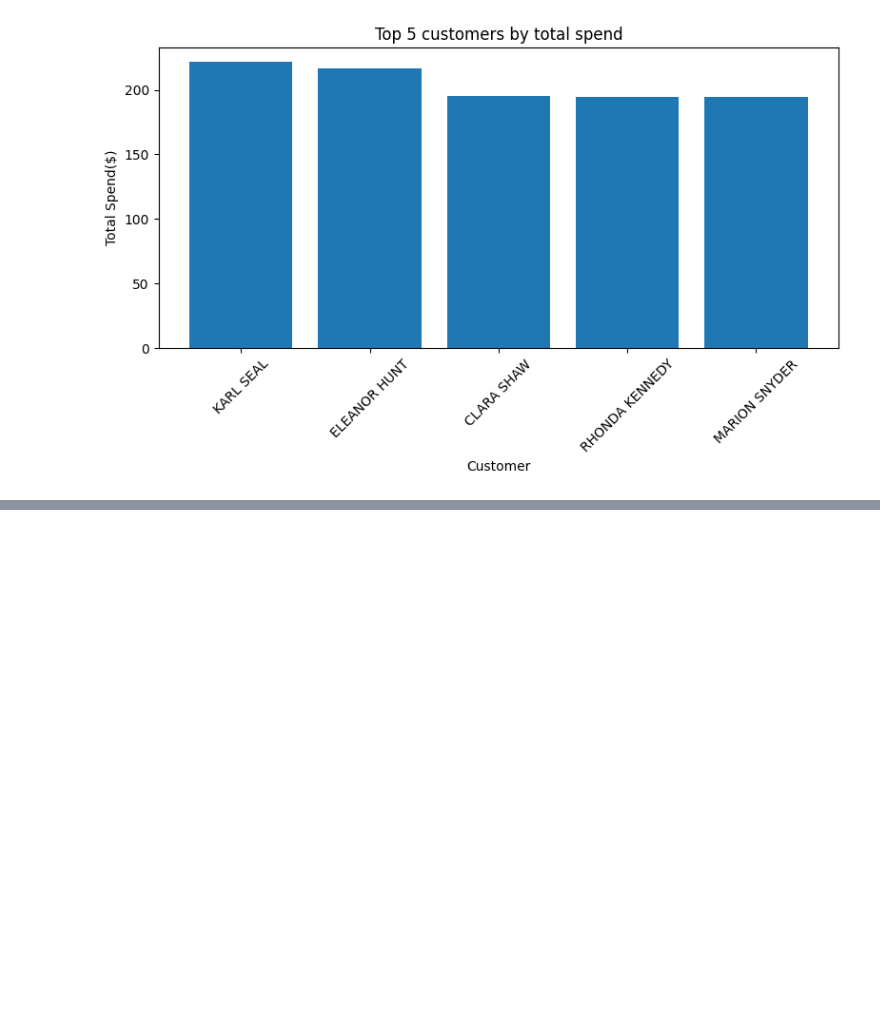
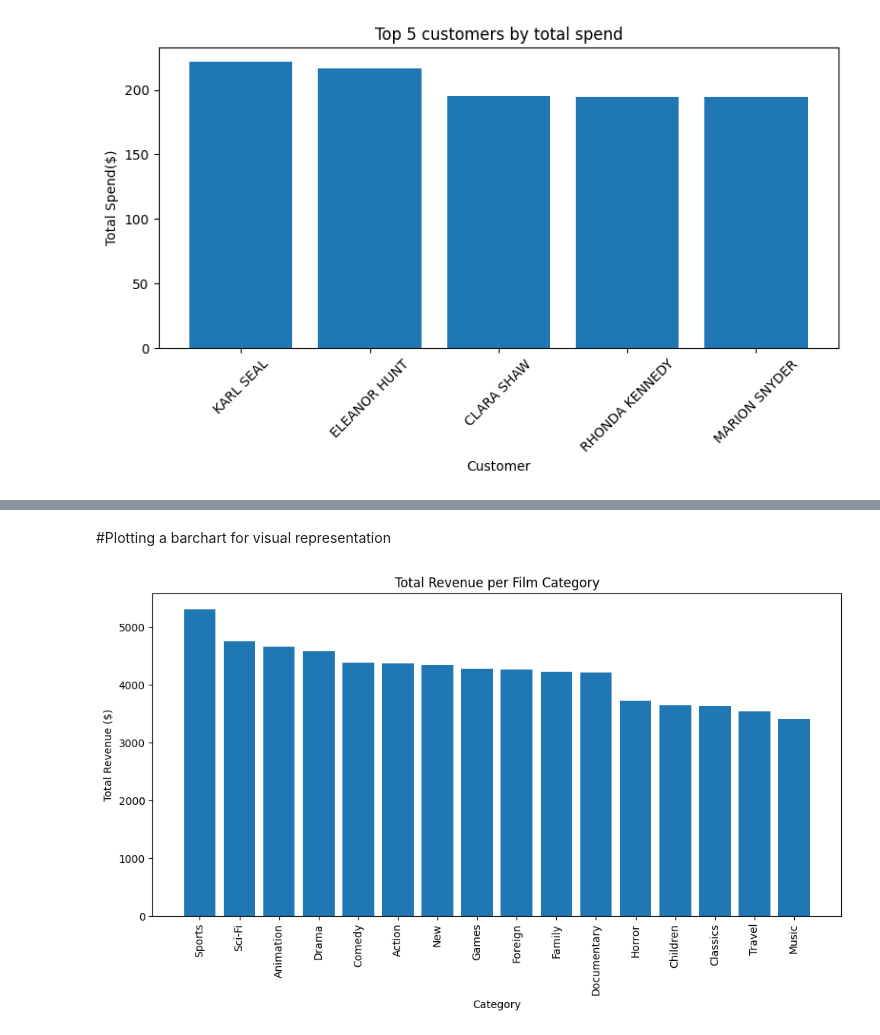
Before and after one commit to densen1995/sql_lab1_de25, a Jupyter notebook: eda.ipynb, the cells around one changed output, grey strips where cells are left out. Cells and saved outputs as stored; diff of their text form; code cells hidden in the pictures; blank space fills up the shorter version.

Commit message:
update task 2query and bar chart, update evidence dashboard

```diff
--- a/eda.ipynb
+++ b/eda.ipynb
@@ -360,0 +363,17 @@ plt.show()
+# %%
+#join category,film_category, film,inventory,rental and payment tables to achieve this ,picking out specified rows
+revenue_per_film= duckdb.sql("""
+    SELECT
+        c.name AS category,
+        SUM(p.amount) AS total_revenue
+    FROM category c
+    JOIN film_category fc ON c.category_id = fc.category_id
+    JOIN film f ON fc.film_id = f.film_id
+    JOIN inventory i ON f.film_id = i.film_id
+    JOIN rental r ON i.inventory_id = r.inventory_id
+    JOIN payment p ON r.rental_id = p.rental_id
+    GROUP BY category
+    ORDER BY total_revenue DESC;
+""").df()
+
+revenue_per_film
@@ -360,0 +398,16 @@ plt.show()
+# %% [markdown]
+#Plotting a barchart for visual representation
+# %%
+fig, ax = plt.subplots(figsize=(10,6))
+
+ax.bar(revenue_per_film["category"], revenue_per_film["total_revenue"])
+
+ax.set_title("Total Revenue per Film Category")
+ax.set_xlabel("Category")
+ax.set_ylabel("Total Revenue ($)")
+ax.tick_params(axis='x', rotation=90)
+
+plt.tight_layout()
+plt.show()
+# %% [output]
+[figure, added]
```
Also changed, not shown: parts of 4 cells of this notebook, 13 other files.
